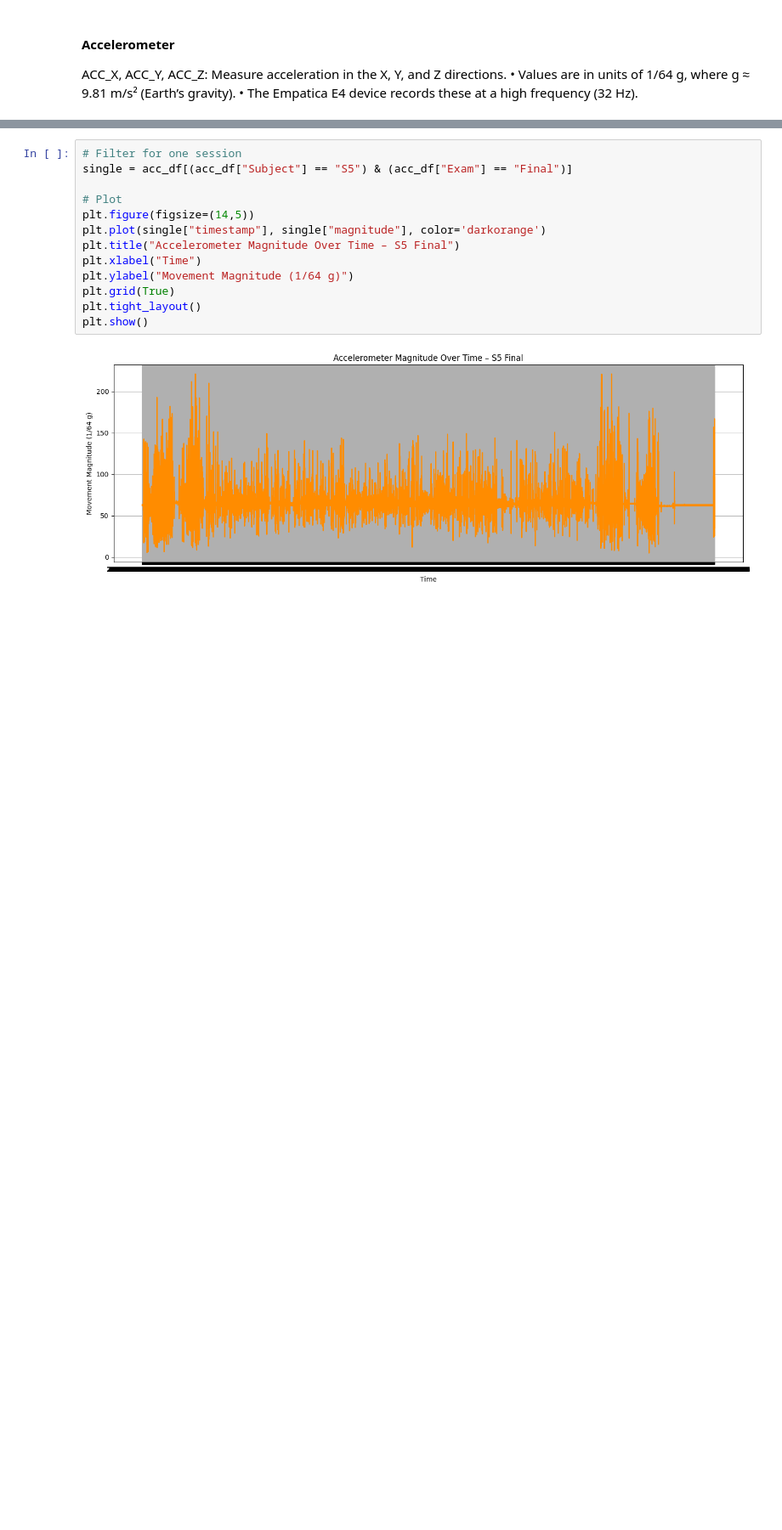
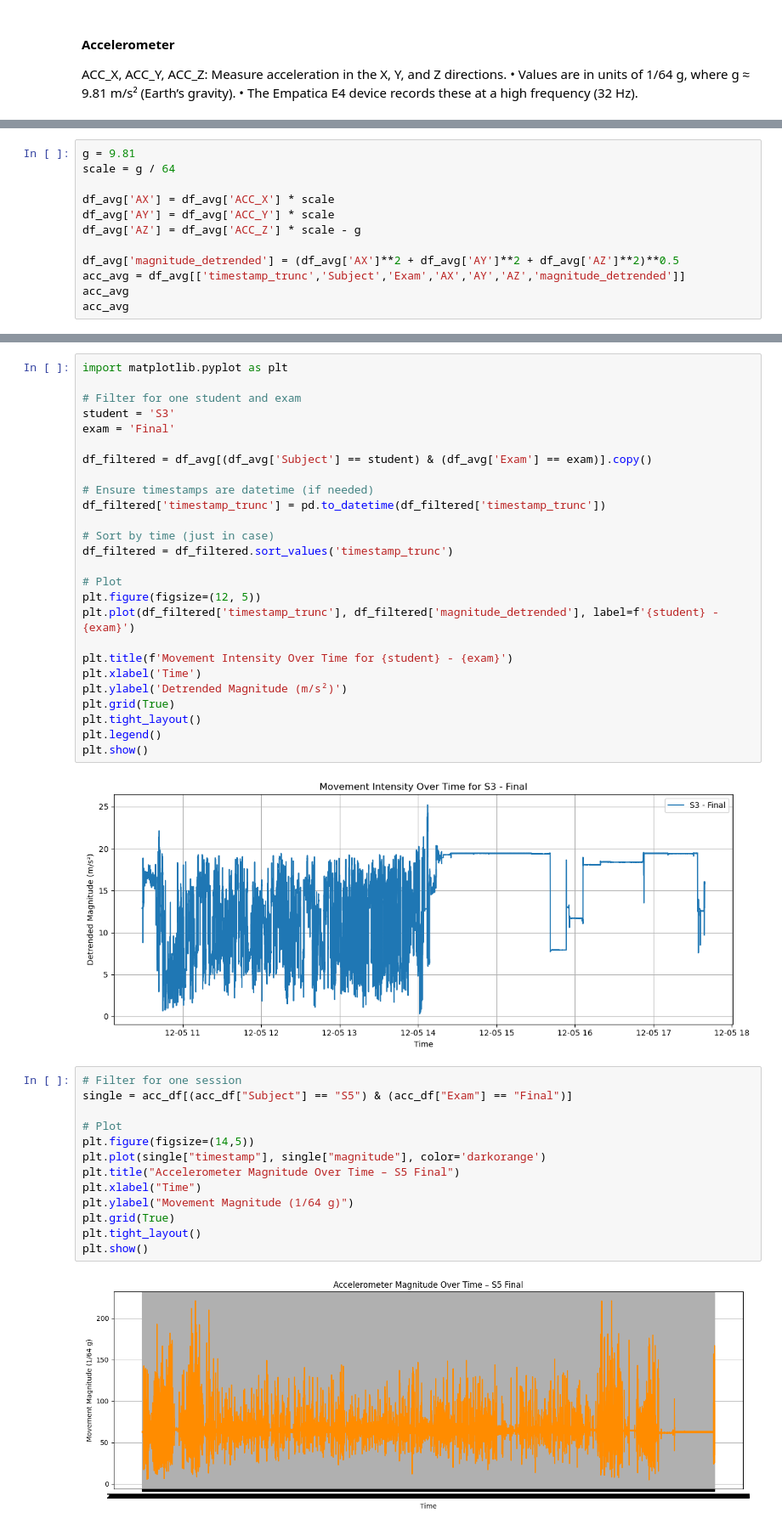
Before and after one commit to TurkiAlrasheed/project3-dsc106, a Jupyter notebook: proj3-EDA.ipynb, the cells around one changed output, grey strips where cells are left out. Shown at 85% size. Cells and saved outputs as stored; diff of their text form; blank space fills up the shorter version.

```diff
--- a/proj3-EDA.ipynb
+++ b/proj3-EDA.ipynb
@@ -240,0 +252,12 @@ acc_df[(acc_df["Subject"] == "S8") & (acc_df["Exam"] == "Final")].sort_values('t
+# %%
+g = 9.81
+scale = g / 64
+
+df_avg['AX'] = df_avg['ACC_X'] * scale
+df_avg['AY'] = df_avg['ACC_Y'] * scale
+df_avg['AZ'] = df_avg['ACC_Z'] * scale - g
+
+df_avg['magnitude_detrended'] = (df_avg['AX']**2 + df_avg['AY']**2 + df_avg['AZ']**2)**0.5
+acc_avg = df_avg[['timestamp_trunc','Subject','Exam','AX','AY','AZ','magnitude_detrended']]
+acc_avg
+acc_avg
@@ -241,3 +311,31 @@ acc_df[(acc_df["Subject"] == "S8") & (acc_df["Exam"] == "Final")].sort_values('t
+# %%
+import matplotlib.pyplot as plt
+
+# Filter for one student and exam
+student = 'S3'
+exam = 'Final'
+
+df_filtered = df_avg[(df_avg['Subject'] == student) & (df_avg['Exam'] == exam)].copy()
+
+# Ensure timestamps are datetime (if needed)
+df_filtered['timestamp_trunc'] = pd.to_datetime(df_filtered['timestamp_trunc'])
+
+# Sort by time (just in case)
+df_filtered = df_filtered.sort_values('timestamp_trunc')
+
+# Plot
+plt.figure(figsize=(12, 5))
+plt.plot(df_filtered['timestamp_trunc'], df_filtered['magnitude_detrended'], label=f'{student} - {exam}')
+
+plt.title(f'Movement Intensity Over Time for {student} - {exam}')
+plt.xlabel('Time')
+plt.ylabel('Detrended Magnitude (m/s²)')
+plt.grid(True)
+plt.tight_layout()
+plt.legend()
+plt.show()
+# %% [output]
+[figure, added]
 # %%
 # Filter for one session
 single = acc_df[(acc_df["Subject"] == "S5") & (acc_df["Exam"] == "Final")]
```
Also changed, not shown: parts of 11 cells of this notebook.
